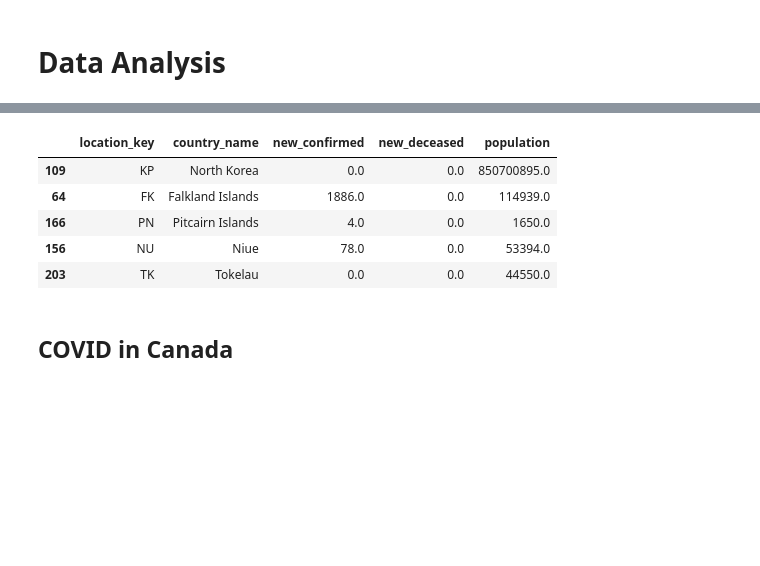
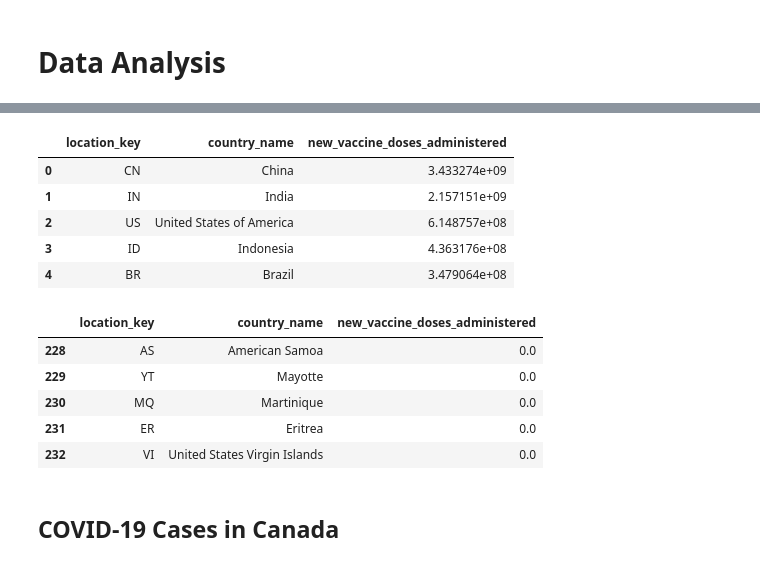
Before and after one commit to DenniseMc/cpsc_project, a Jupyter notebook: project_combine.ipynb, the cells around one changed output, grey strips where cells are left out. Drawn from its saved outputs; the diff is of its cells as text; code cells hidden in the pictures; blank space fills up the shorter version.

```diff
--- a/project_combine.ipynb
+++ b/project_combine.ipynb
@@ -1005,11 +1034,18 @@ complete_df.groupby(['location_key','country_name'])[['new_confirmed','new_decea
 # %%
-complete_df.groupby(['location_key','country_name'])[['new_confirmed','new_deceased','population']].sum().reset_index().sort_values(by='new_deceased', ascending=True).head(5)
+vaccines = complete_df.groupby(['location_key','country_name'])[['new_vaccine_doses_administered']].sum().sort_values(by='new_vaccine_doses_administered', ascending=False).reset_index()
+display(vaccines.head(), vaccines.tail())
 # %% [output]
-|  | location_key | country_name | new_confirmed | new_deceased | population |
-| 109 | KP | North Korea | 0.0 | 0.0 | 850700895.0 |
-| 64 | FK | Falkland Islands | 1886.0 | 0.0 | 114939.0 |
-| 166 | PN | Pitcairn Islands | 4.0 | 0.0 | 1650.0 |
-| 156 | NU | Niue | 78.0 | 0.0 | 53394.0 |
-| 203 | TK | Tokelau | 0.0 | 0.0 | 44550.0 |
+|  | location_key | country_name | new_vaccine_doses_administered |
+| 0 | CN | China | 3.433274e+09 |
+| 1 | IN | India | 2.157151e+09 |
+| 2 | US | United States of America | 6.148757e+08 |
+| 3 | ID | Indonesia | 4.363176e+08 |
+| 4 | BR | Brazil | 3.479064e+08 |
+|  | location_key | country_name | new_vaccine_doses_administered |
+| 228 | AS | American Samoa | 0.0 |
+| 229 | YT | Mayotte | 0.0 |
+| 230 | MQ | Martinique | 0.0 |
+| 231 | ER | Eritrea | 0.0 |
+| 232 | VI | United States Virgin Islands | 0.0 |
 # %% [markdown]
-## <a id='canada'></a> COVID in Canada
+## <a id='canada'></a> COVID-19 Cases in Canada
```
Also changed, not shown: parts of 16 cells of this notebook.
